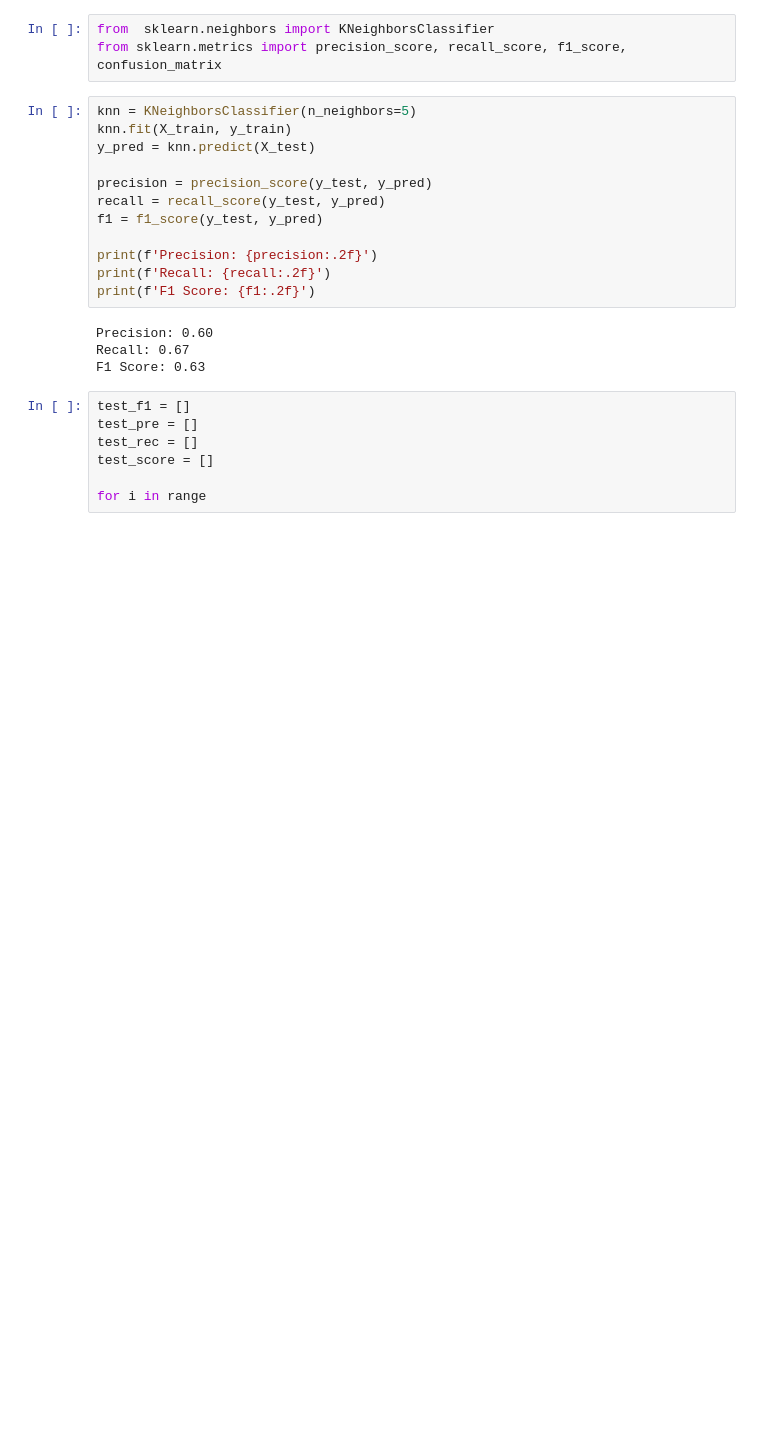
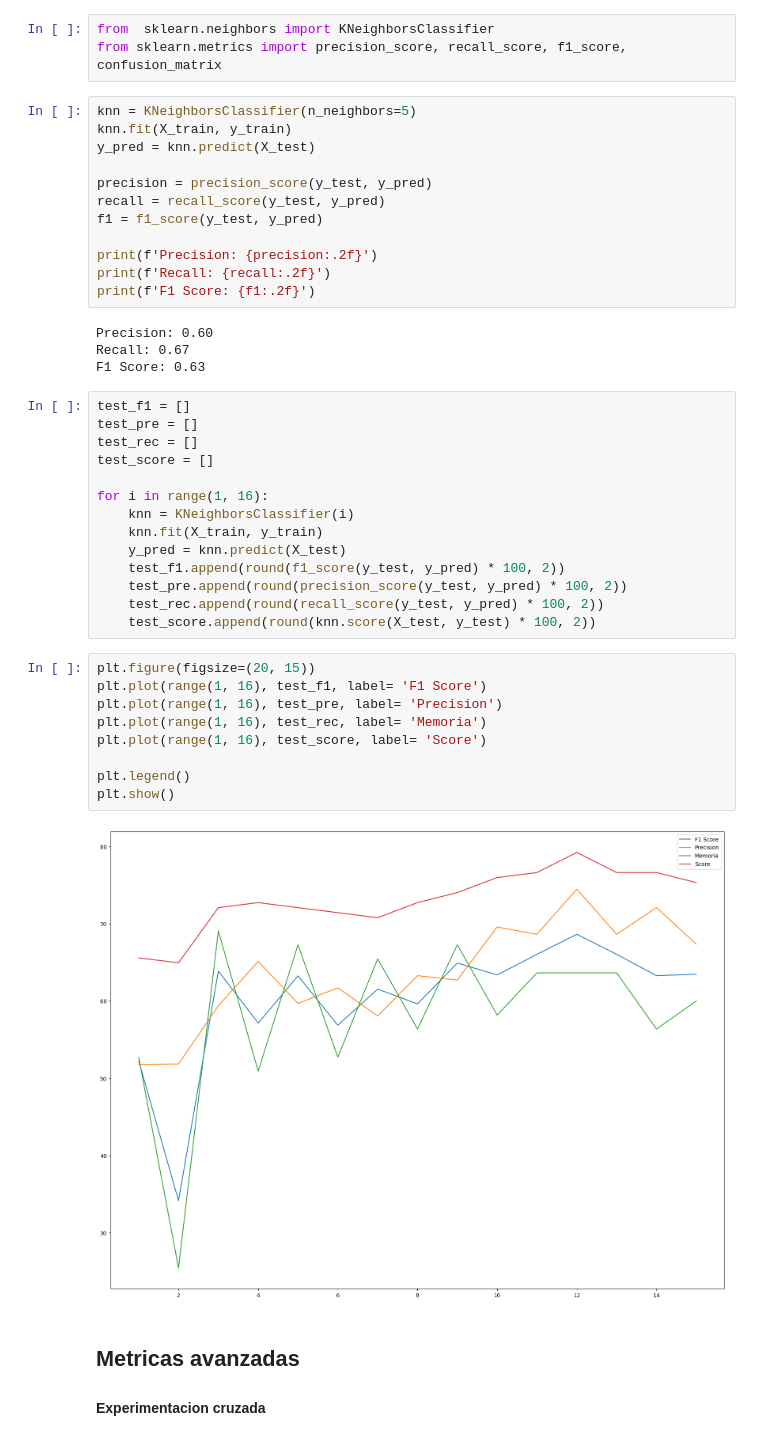
Before and after one commit to oscardbocanegra/projects, a Jupyter notebook: machine_learning/clasificacion/02-diabetes.ipynb, the cells around one changed output. Saved outputs shown, nothing was run; the diff lists cells and outputs as text; blank space fills up the shorter version.

Commit message:
metricas avanzadas

```diff
--- a/machine_learning/clasificacion/02-diabetes.ipynb
+++ b/machine_learning/clasificacion/02-diabetes.ipynb
@@ -197,4 +197,26 @@ test_pre = []
 test_rec = []
 test_score = []
 
-for i in range
+for i in range(1, 16):
+    knn = KNeighborsClassifier(i)
+    knn.fit(X_train, y_train)
+    y_pred = knn.predict(X_test)
+    test_f1.append(round(f1_score(y_test, y_pred) * 100, 2))
+    test_pre.append(round(precision_score(y_test, y_pred) * 100, 2))
+    test_rec.append(round(recall_score(y_test, y_pred) * 100, 2))
+    test_score.append(round(knn.score(X_test, y_test) * 100, 2))
+# %%
+plt.figure(figsize=(20, 15))
+plt.plot(range(1, 16), test_f1, label= 'F1 Score')
+plt.plot(range(1, 16), test_pre, label= 'Precision')
+plt.plot(range(1, 16), test_rec, label= 'Memoria')
+plt.plot(range(1, 16), test_score, label= 'Score')
+
+plt.legend()
+plt.show()
+# %% [output]
+[figure, added]
+# %% [markdown]
+## Metricas avanzadas
+
+#### Experimentacion cruzada
```
Also changed, not shown: parts of 1 cell of this notebook.
